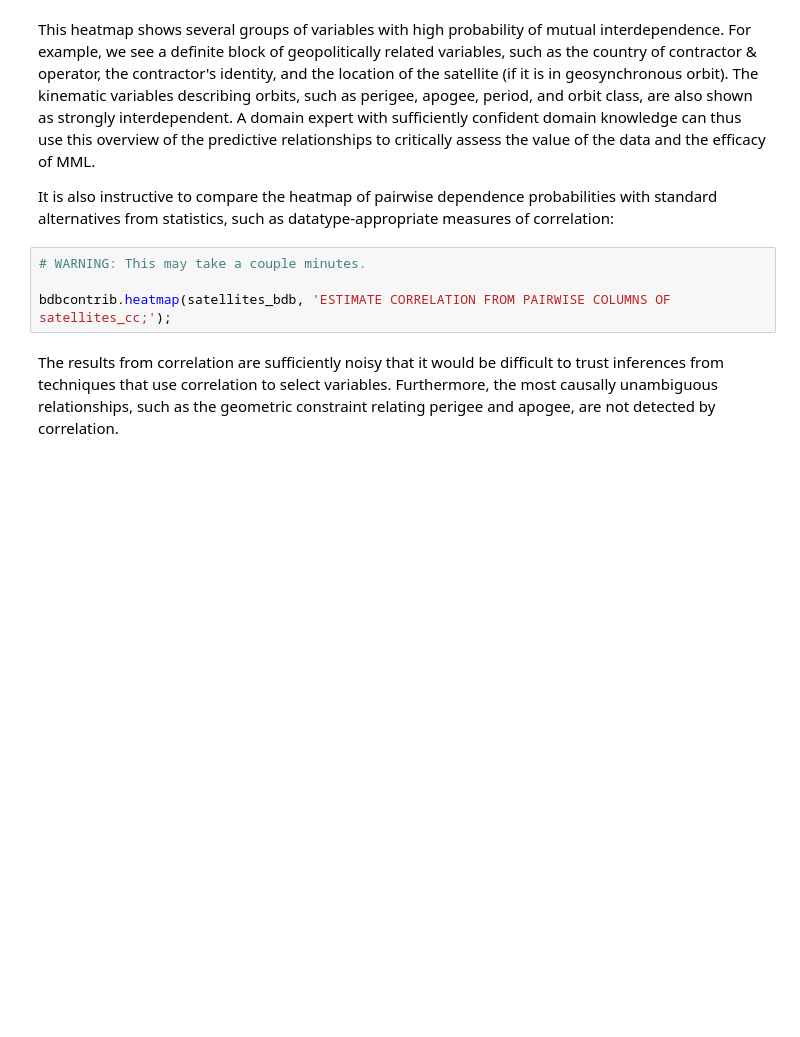
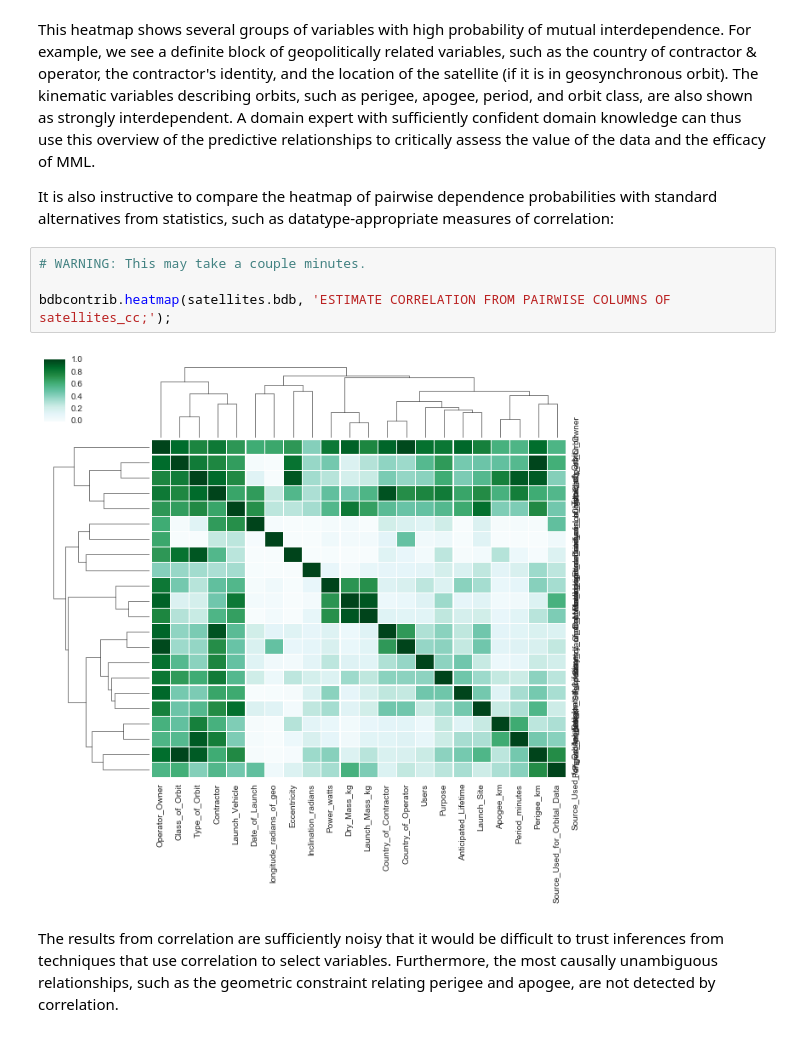
Before and after one commit to probcomp/bdbcontrib, a Jupyter notebook: examples/satellites/Satellites.ipynb, the cells around one changed output. Cells and saved outputs as stored; diff of their text form; blank space fills up the shorter version.

```diff
--- a/examples/satellites/Satellites.ipynb
+++ b/examples/satellites/Satellites.ipynb
@@ -180,7 +217,9 @@ It is also instructive to compare the heatmap of pairwise dependence probabiliti
 # %%
 # WARNING: This may take a couple minutes.
 
-bdbcontrib.heatmap(satellites_bdb, 'ESTIMATE CORRELATION FROM PAIRWISE COLUMNS OF satellites_cc;');
+bdbcontrib.heatmap(satellites.bdb, 'ESTIMATE CORRELATION FROM PAIRWISE COLUMNS OF satellites_cc;');
+# %% [output]
+[figure, added]
 # %% [markdown]
 The results from correlation are sufficiently noisy that it would be difficult to trust inferences from techniques that use correlation to select variables. Furthermore, the most causally unambiguous relationships, such as the geometric constraint relating perigee and apogee, are not detected by correlation.
 # %% [markdown]
```
Also changed, not shown: parts of 13 cells of this notebook.
